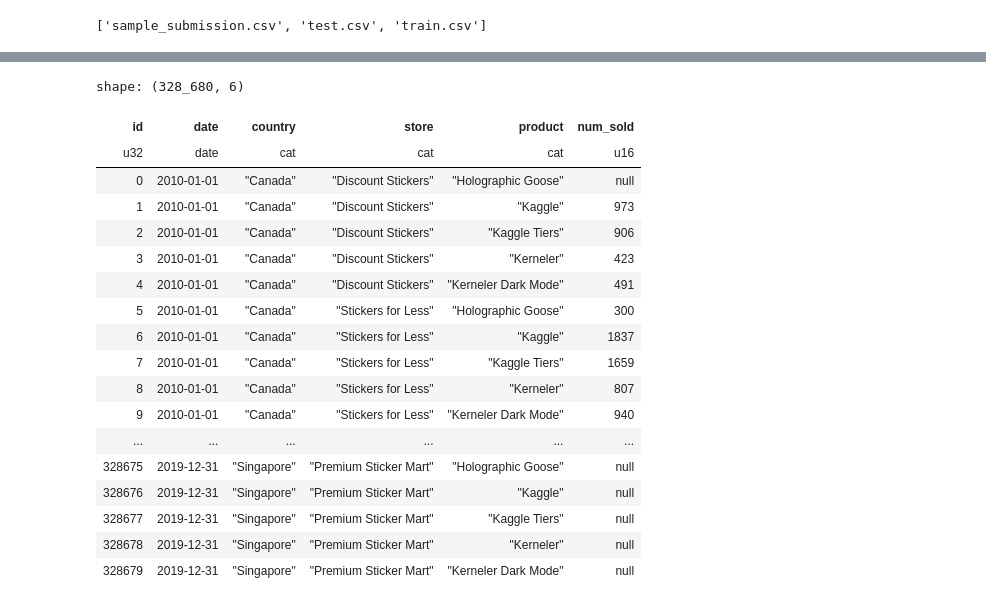
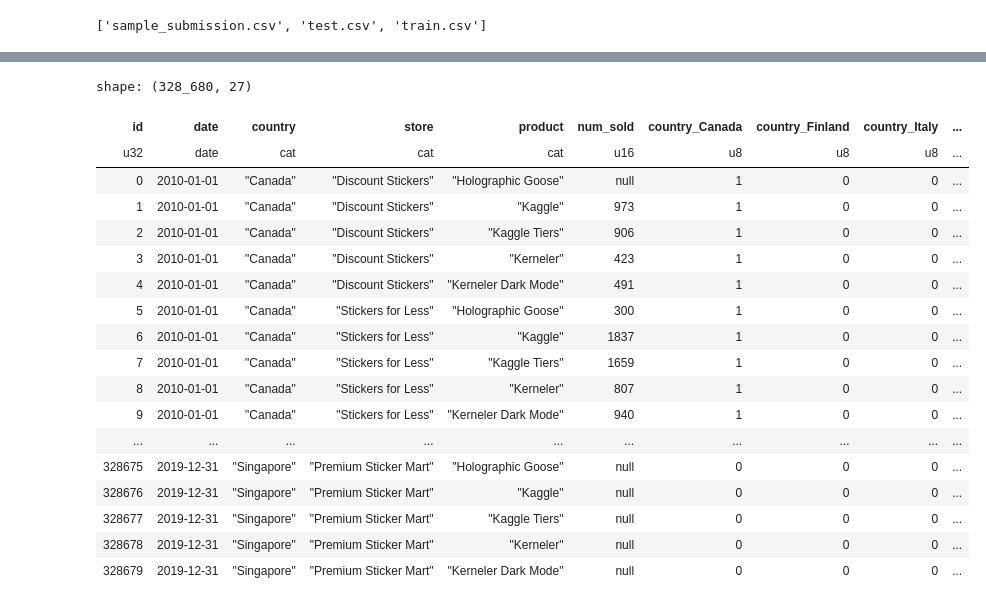
Before and after one commit to 1pawn0/Kaggle-Competitions, a Jupyter notebook: Competition-Notebooks/Forecasting-Sticker-Sales/forecasting-sticker-sales.ipynb, the cells around one changed output, grey strips where cells are left out. Saved outputs shown, nothing was run; the diff lists cells and outputs as text; code cells hidden in the pictures.

```diff
--- a/Competition-Notebooks/Forecasting-Sticker-Sales/forecasting-sticker-sales.ipynb
+++ b/Competition-Notebooks/Forecasting-Sticker-Sales/forecasting-sticker-sales.ipynb
@@ -45,27 +50,46 @@ df = pl.concat([train_df, test_df]).with_columns(
         pl.col("num_sold").cast(pl.UInt16),
     ]
 )
+# %%
+df = pl.concat(
+    [df,
+     df['country'].to_dummies(),
+     df['store'].to_dummies(),
+     df['product'].to_dummies()],
+    how='horizontal')
+df = df.with_columns([
+    ((pl.col('date').dt.year() - 2009) / 10).alias('year'),
+    (np.sin(2 * np.pi * pl.col("date").dt.month() / 12)).alias("month_sin"),
+    (np.sin(2 * np.pi * pl.col("date").dt.day() / 31)).alias("day_sin"),
+    (np.sin(2 * np.pi * pl.col("date").dt.weekday() / 7)).alias("weekday_sin"),
+    (np.sin(2 * np.pi * pl.col("date").dt.ordinal_day() / 366)).alias("ordinal_day_sin"),
+    (np.sin(2 * np.pi * pl.col("date").dt.week() / 53)).alias("week_sin")
+])
 # %%
-df
+max_num_sold: int = df['num_sold'].max()  # Using Max value of `num_sold` for scaling
+
+df.with_columns([
+    (pl.col('num_sold') / max_num_sold).alias('num_sold_scaled')
+])
 # %% [output]
-shape: (328_680, 6)
+shape: (328_680, 27)
-| id | date | country | store | product | num_sold |
-| u32 | date | cat | cat | cat | u16 |
-| 0 | 2010-01-01 | "Canada" | "Discount Stickers" | "Holographic Goose" | null |
-| 1 | 2010-01-01 | "Canada" | "Discount Stickers" | "Kaggle" | 973 |
-| 2 | 2010-01-01 | "Canada" | "Discount Stickers" | "Kaggle Tiers" | 906 |
-| 3 | 2010-01-01 | "Canada" | "Discount Stickers" | "Kerneler" | 423 |
-| 4 | 2010-01-01 | "Canada" | "Discount Stickers" | "Kerneler Dark Mode" | 491 |
-| 5 | 2010-01-01 | "Canada" | "Stickers for Less" | "Holographic Goose" | 300 |
-| 6 | 2010-01-01 | "Canada" | "Stickers for Less" | "Kaggle" | 1837 |
-| 7 | 2010-01-01 | "Canada" | "Stickers for Less" | "Kaggle Tiers" | 1659 |
-| 8 | 2010-01-01 | "Canada" | "Stickers for Less" | "Kerneler" | 807 |
-| 9 | 2010-01-01 | "Canada" | "Stickers for Less" | "Kerneler Dark Mode" | 940 |
-| ... | ... | ... | ... | ... | ... |
-| 328675 | 2019-12-31 | "Singapore" | "Premium Sticker Mart" | "Holographic Goose" | null |
-| 328676 | 2019-12-31 | "Singapore" | "Premium Sticker Mart" | "Kaggle" | null |
-| 328677 | 2019-12-31 | "Singapore" | "Premium Sticker Mart" | "Kaggle Tiers" | null |
-| 328678 | 2019-12-31 | "Singapore" | "Premium Sticker Mart" | "Kerneler" | null |
-| 328679 | 2019-12-31 | "Singapore" | "Premium Sticker Mart" | "Kerneler Dark Mode" | null |
+| id | date | country | store | product | num_sold | country_Canada | country_Finland | country_Italy | ... |
+| u32 | date | cat | cat | cat | u16 | u8 | u8 | u8 | ... |
+| 0 | 2010-01-01 | "Canada" | "Discount Stickers" | "Holographic Goose" | null | 1 | 0 | 0 | ... |
+| 1 | 2010-01-01 | "Canada" | "Discount Stickers" | "Kaggle" | 973 | 1 | 0 | 0 | ... |
+| 2 | 2010-01-01 | "Canada" | "Discount Stickers" | "Kaggle Tiers" | 906 | 1 | 0 | 0 | ... |
+| 3 | 2010-01-01 | "Canada" | "Discount Stickers" | "Kerneler" | 423 | 1 | 0 | 0 | ... |
+| 4 | 2010-01-01 | "Canada" | "Discount Stickers" | "Kerneler Dark Mode" | 491 | 1 | 0 | 0 | ... |
+| 5 | 2010-01-01 | "Canada" | "Stickers for Less" | "Holographic Goose" | 300 | 1 | 0 | 0 | ... |
+| 6 | 2010-01-01 | "Canada" | "Stickers for Less" | "Kaggle" | 1837 | 1 | 0 | 0 | ... |
+| 7 | 2010-01-01 | "Canada" | "Stickers for Less" | "Kaggle Tiers" | 1659 | 1 | 0 | 0 | ... |
+| 8 | 2010-01-01 | "Canada" | "Stickers for Less" | "Kerneler" | 807 | 1 | 0 | 0 | ... |
+| 9 | 2010-01-01 | "Canada" | "Stickers for Less" | "Kerneler Dark Mode" | 940 | 1 | 0 | 0 | ... |
+| ... | ... | ... | ... | ... | ... | ... | ... | ... | ... |
+| 328675 | 2019-12-31 | "Singapore" | "Premium Sticker Mart" | "Holographic Goose" | null | 0 | 0 | 0 | ... |
+| 328676 | 2019-12-31 | "Singapore" | "Premium Sticker Mart" | "Kaggle" | null | 0 | 0 | 0 | ... |
+| 328677 | 2019-12-31 | "Singapore" | "Premium Sticker Mart" | "Kaggle Tiers" | null | 0 | 0 | 0 | ... |
+| 328678 | 2019-12-31 | "Singapore" | "Premium Sticker Mart" | "Kerneler" | null | 0 | 0 | 0 | ... |
+| 328679 | 2019-12-31 | "Singapore" | "Premium Sticker Mart" | "Kerneler Dark Mode" | null | 0 | 0 | 0 | ... |
 # %%
 plt.figure(figsize=(36, 6))
```
Also changed, not shown: parts of 7 cells of this notebook, 2 other files.
